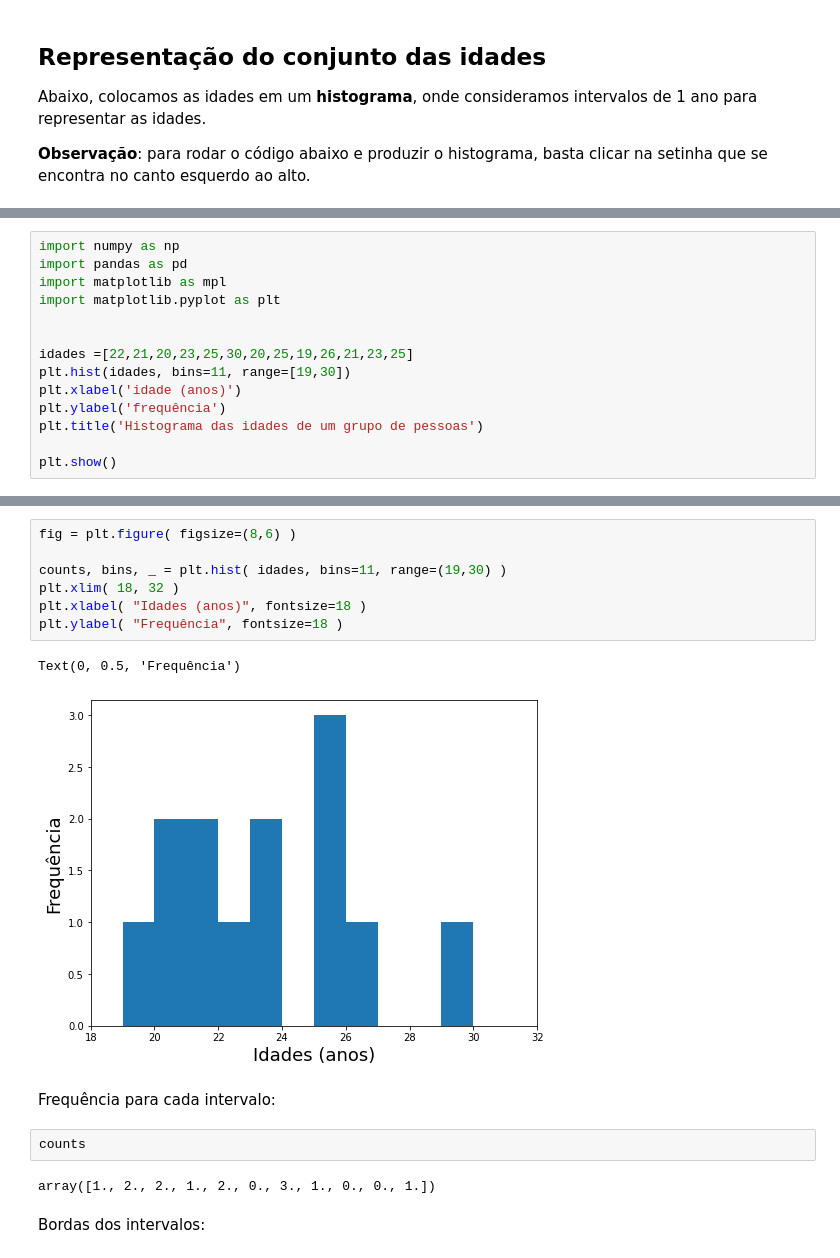
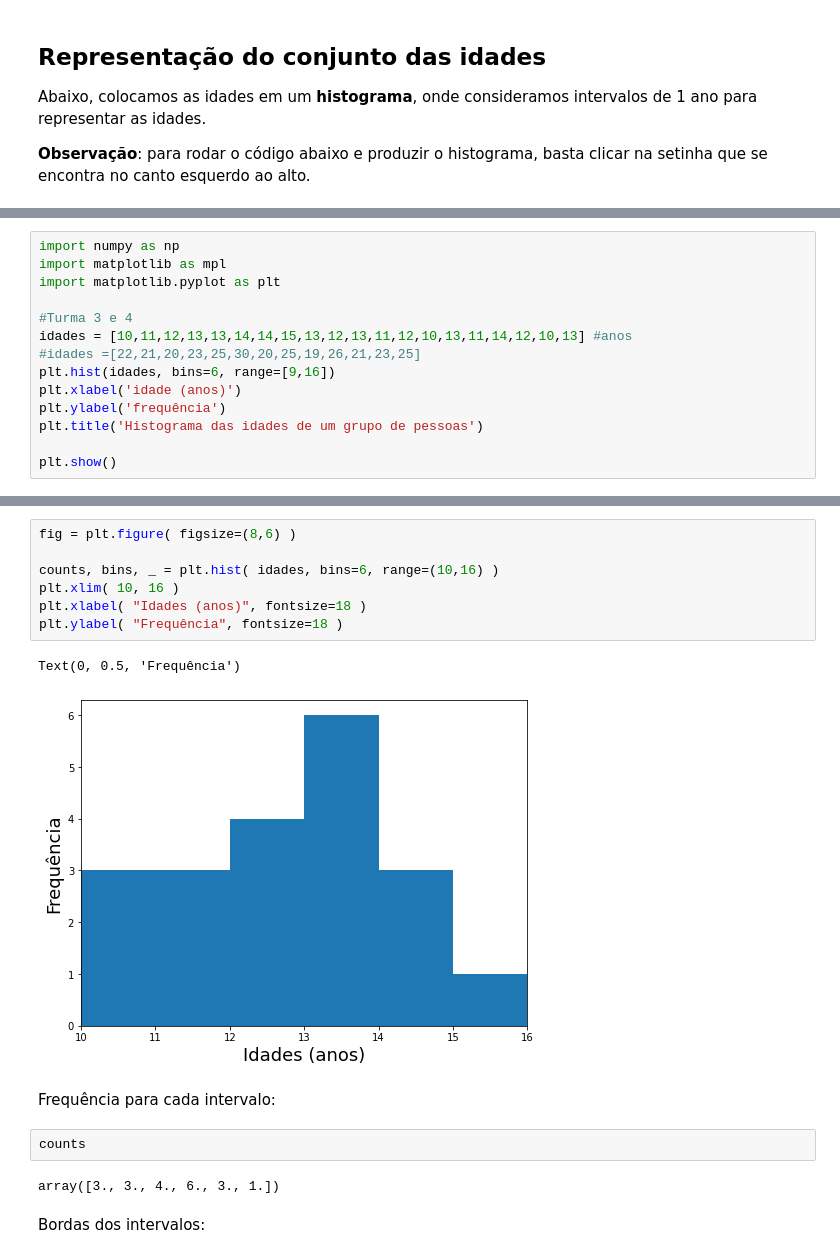
Before and after one commit to elizamelo/FisicaGeral, a Jupyter notebook: histogramasAula02Test.ipynb, the cells around one changed output, grey strips where cells are left out. Saved outputs shown, nothing was run; the diff lists cells and outputs as text.

```diff
--- a/histogramasAula02Test.ipynb
+++ b/histogramasAula02Test.ipynb
@@ -52,12 +54,12 @@ Abaixo, colocamos as idades em um **histograma**, onde consideramos intervalos d
 # %%
 import numpy as np
-import pandas as pd
 import matplotlib as mpl
 import matplotlib.pyplot as plt
 
-
-idades =[22,21,20,23,25,30,20,25,19,26,21,23,25]
-plt.hist(idades, bins=11, range=[19,30])
+#Turma 3 e 4
+idades = [10,11,12,13,13,14,14,15,13,12,13,11,12,10,13,11,14,12,10,13] #anos
+#idades =[22,21,20,23,25,30,20,25,19,26,21,23,25]
+plt.hist(idades, bins=6, range=[9,16])
 plt.xlabel('idade (anos)')
 plt.ylabel('frequência')
 plt.title('Histograma das idades de um grupo de pessoas')
@@ -85,19 +87,19 @@ plt.show()
 # %%
 fig = plt.figure( figsize=(8,6) )
 
-counts, bins, _ = plt.hist( idades, bins=11, range=(19,30) )
-plt.xlim( 18, 32 )
+counts, bins, _ = plt.hist( idades, bins=6, range=(10,16) )
+plt.xlim( 10, 16 )
 plt.xlabel( "Idades (anos)", fontsize=18 )
 plt.ylabel( "Frequência", fontsize=18 )
 # %% [output]
 Text(0, 0.5, 'Frequência')
-[figure, old version]
+[figure, new version]
 # %% [markdown]
 Frequência para cada intervalo:
 # %%
 counts
 # %% [output]
-array([1., 2., 2., 1., 2., 0., 3., 1., 0., 0., 1.])
+array([3., 3., 4., 6., 3., 1.])
 # %% [markdown]
 Bordas dos intervalos:
 # %%
```
Also changed, not shown: parts of 29 cells of this notebook.
